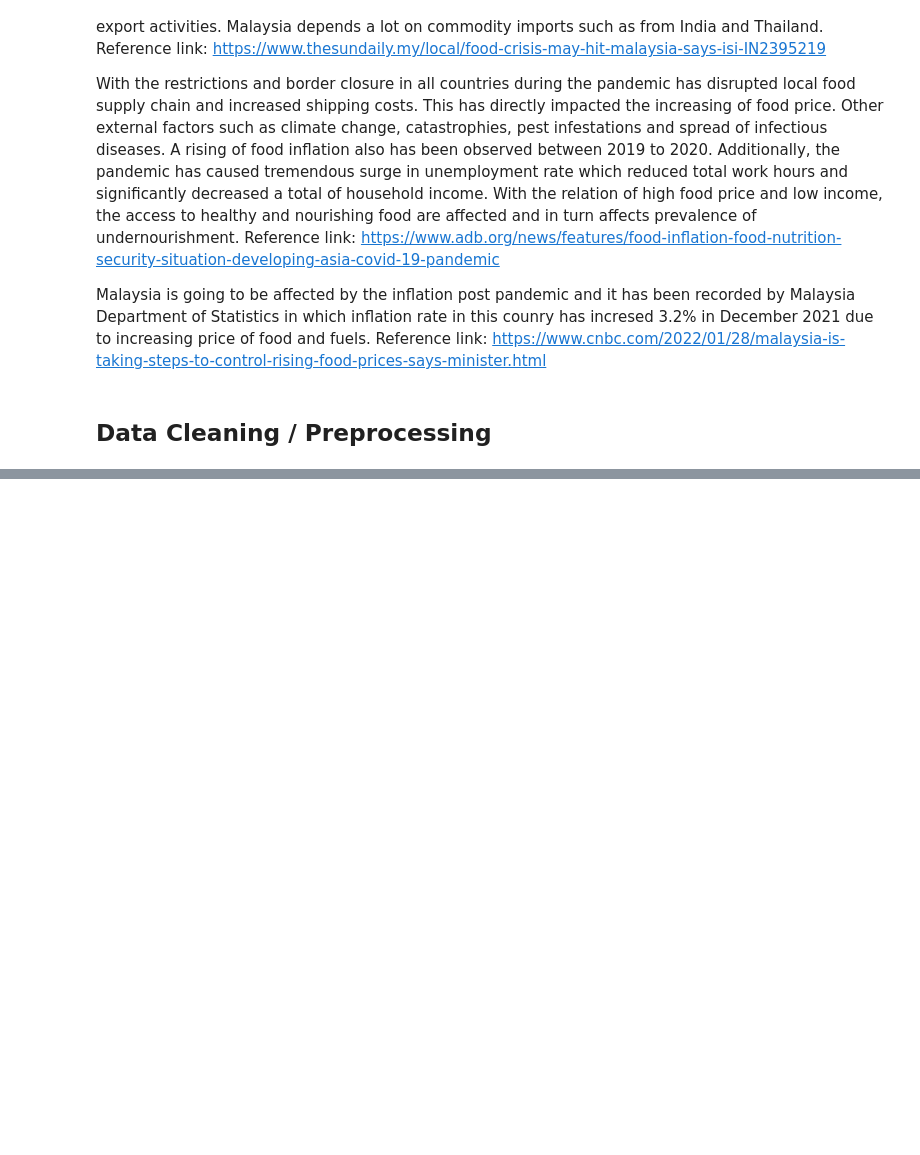
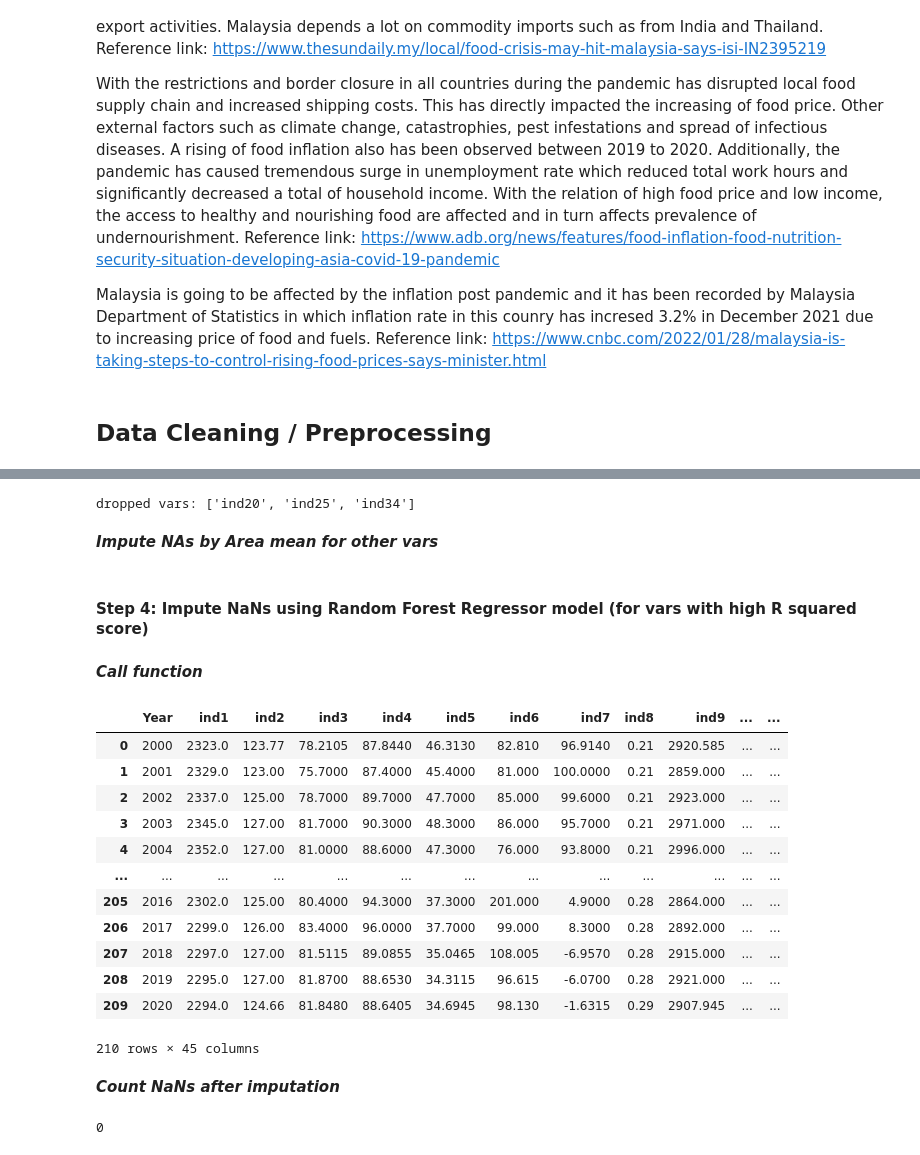
Before and after one commit to Ruixue-Zhang/Data-Analytics-group-assignment, a Jupyter notebook: slides presentation notebook/Group Assignment Data Analytics WQD7003.ipynb, the cells around one changed output, grey strips where cells are left out. Drawn from its saved outputs; the diff is of its cells as text; code cells hidden in the pictures; blank space fills up the shorter version.

```diff
--- a/slides presentation notebook/Group Assignment Data Analytics WQD7003.ipynb
+++ b/slides presentation notebook/Group Assignment Data Analytics WQD7003.ipynb
@@ -51,0 +534,4 @@ Reference link: https://www.cnbc.com/2022/01/28/malaysia-is-taking-steps-to-cont
+# %%
+print('These are vars with low R squared score:')
+for i in low_r2_score:
+    print(i,end=' ')
@@ -51,0 +547,13 @@ Reference link: https://www.cnbc.com/2022/01/28/malaysia-is-taking-steps-to-cont
+# %%
+df2 = df1.copy()
+var_to_drop = []
+for i in low_r2_score:
+    if df2[i].isnull().sum() > 60:
+        var_to_drop.append(i)
+print('dropped vars:',var_to_drop)
+for var in var_to_drop:
+    df2.__delitem__(var)
+# %% [output]
+dropped vars: ['ind20', 'ind25', 'ind34']
+# %% [markdown]
+***Impute NAs by Area mean for other vars***
@@ -51,0 +564,54 @@ Reference link: https://www.cnbc.com/2022/01/28/malaysia-is-taking-steps-to-cont
+# %% [markdown]
+#### Step 4: Impute NaNs using Random Forest Regressor model (for vars with high R squared score)
+# %%
+def Impute_NA(df,df_r):
+    import warnings
+    warnings.filterwarnings('ignore')
+    from sklearn.ensemble import RandomForestRegressor
+    incomplete_col = df.loc[:,df.isnull().sum() != 0].columns
+    df_neg2pos = df_r.copy()
+    for index in range(len(df_r.PCC)):
+            if df_r.PCC[index] < 0:
+                df_neg2pos.PCC[index] = -df_r.PCC[index]
+    for i in incomplete_col:
+        df_missing = df[df[i].isnull()].copy()
+        df_filter = df.merge(df_missing,how='outer',indicator=True).query('_merge == "left_only"').drop('_merge',1).copy()
+        df_split = df_neg2pos[df_neg2pos.iloc[:,0]==i]
+        df_split.sort_values(by = ['PCC'], ascending = False, inplace = True)
+        features = list(df_split.iloc[:3,1].values)
+        features.append('Area_cat')
+        features.append('Year')
+        features = list(dict.fromkeys(features))
+        X_test = np.array(df_missing[features])
+        X_train = np.array(df_filter[features])
+        y_train = np.array(df_filter[i])
+        model = RandomForestRegressor(n_estimators=200, max_depth=100, random_state=42)   #set model attribute
+        model.fit(X_train,y_train)            # fit model according to complete train set
+        y_test = model.predict(X_test)      # predict NAs
+        df.loc[df[i].isnull(),i] = y_test      # impute NAs
+    return df
+# %% [markdown]
+***Call function***
+# %%
+df2_r = create_correlation_table(df2)
+Impute_NA(df2,df2_r)
+# %% [output]
+|  | Year | ind1 | ind2 | ind3 | ind4 | ind5 | ind6 | ind7 | ind8 | ind9 | ... | ... |
+| 0 | 2000 | 2323.0 | 123.77 | 78.2105 | 87.8440 | 46.3130 | 82.810 | 96.9140 | 0.21 | 2920.585 | ... | ... |
+| 1 | 2001 | 2329.0 | 123.00 | 75.7000 | 87.4000 | 45.4000 | 81.000 | 100.0000 | 0.21 | 2859.000 | ... | ... |
+| 2 | 2002 | 2337.0 | 125.00 | 78.7000 | 89.7000 | 47.7000 | 85.000 | 99.6000 | 0.21 | 2923.000 | ... | ... |
+| 3 | 2003 | 2345.0 | 127.00 | 81.7000 | 90.3000 | 48.3000 | 86.000 | 95.7000 | 0.21 | 2971.000 | ... | ... |
+| 4 | 2004 | 2352.0 | 127.00 | 81.0000 | 88.6000 | 47.3000 | 76.000 | 93.8000 | 0.21 | 2996.000 | ... | ... |
+| ... | ... | ... | ... | ... | ... | ... | ... | ... | ... | ... | ... | ... |
+| 205 | 2016 | 2302.0 | 125.00 | 80.4000 | 94.3000 | 37.3000 | 201.000 | 4.9000 | 0.28 | 2864.000 | ... | ... |
+| 206 | 2017 | 2299.0 | 126.00 | 83.4000 | 96.0000 | 37.7000 | 99.000 | 8.3000 | 0.28 | 2892.000 | ... | ... |
+| 207 | 2018 | 2297.0 | 127.00 | 81.5115 | 89.0855 | 35.0465 | 108.005 | -6.9570 | 0.28 | 2915.000 | ... | ... |
+| 208 | 2019 | 2295.0 | 127.00 | 81.8700 | 88.6530 | 34.3115 | 96.615 | -6.0700 | 0.28 | 2921.000 | ... | ... |
+| 209 | 2020 | 2294.0 | 124.66 | 81.8480 | 88.6405 | 34.6945 | 98.130 | -1.6315 | 0.29 | 2907.945 | ... | ... |
+210 rows × 45 columns
+# %% [markdown]
+***Count NaNs after imputation***
+# %%
+df2.isnull().sum().sum()
+# %% [output]
+0
```
Also changed, not shown: parts of 89 cells of this notebook.
